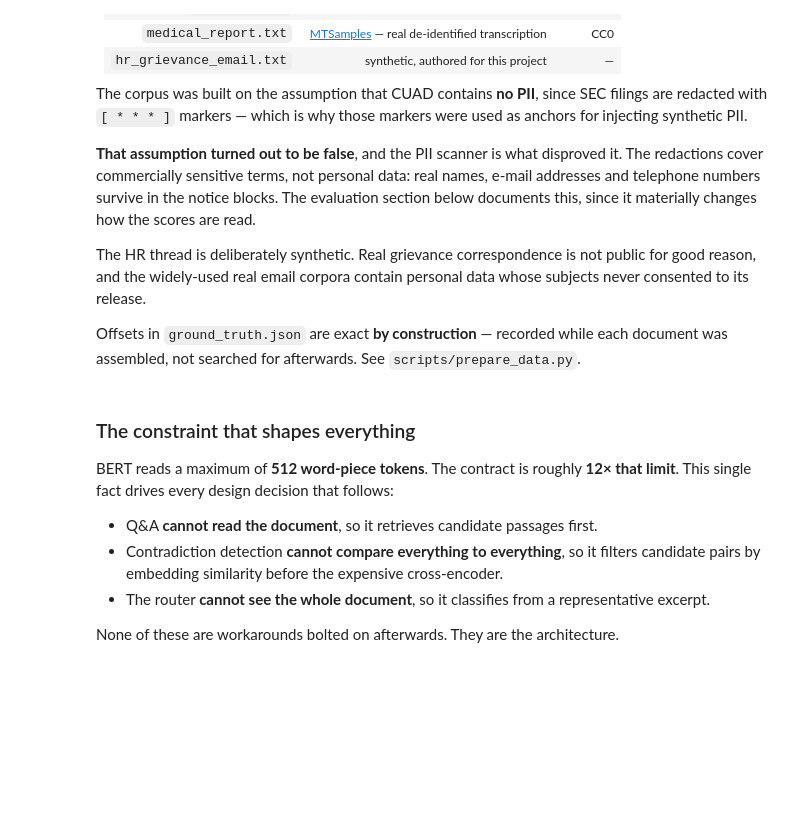
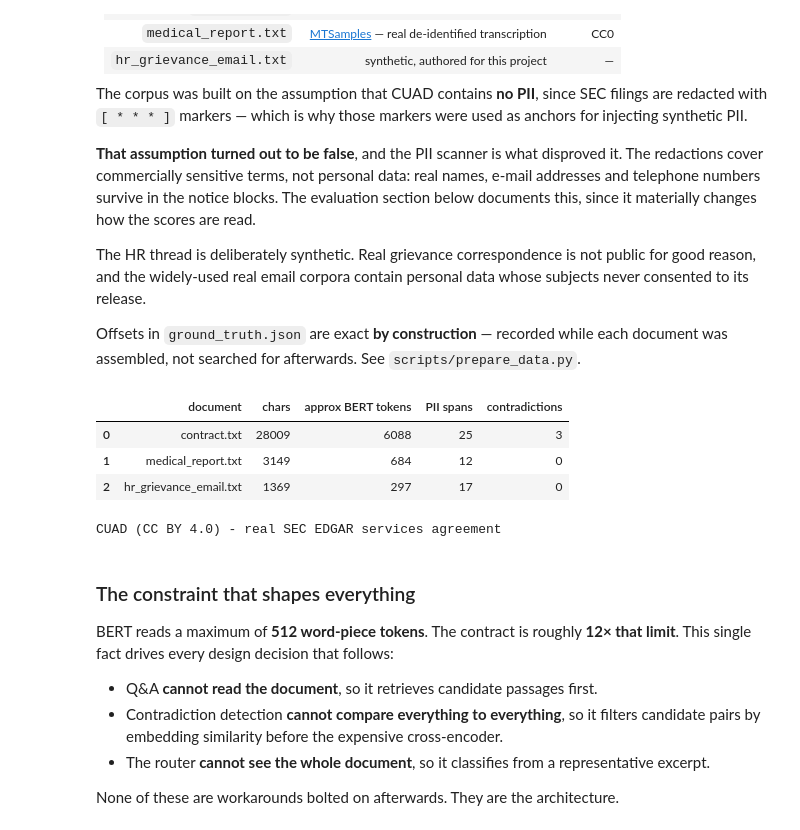
Before and after one commit to PreeyasTumulu/DocAuditor_BERT, a Jupyter notebook: DocAuditor.ipynb, the cells around one changed output. Drawn from its saved outputs; the diff is of its cells as text; code cells hidden in the pictures; blank space fills up the shorter version.

```diff
--- a/DocAuditor.ipynb
+++ b/DocAuditor.ipynb
@@ -185,3 +192,58 @@ print(GT["documents"]["contract.txt"]["source"])
+# %%
+def extract_text(path):
+    """Read TXT, PDF or DOCX into plain text.
+
+    The brief asks for "raw business documents", which arrive as PDF and DOCX
+    far more often than .txt. DOCX tables are flattened row by row, because
+    contract schedules and HR forms keep much of their sensitive detail inside
+    tables - a paragraph-only reader drops it silently.
+    """
+    path = Path(path)
+    suffix = path.suffix.lower()
+
+    if suffix == ".txt":
+        return path.read_text(encoding="utf-8", errors="replace")
+
+    if suffix == ".pdf":
+        import fitz  # PyMuPDF
+        with fitz.open(path) as doc:
+            return "\n".join(page.get_text() for page in doc)
+
+    if suffix == ".docx":
+        from docx import Document
+        doc = Document(str(path))
+        parts = [p.text.strip() for p in doc.paragraphs if p.text.strip()]
+        for n, table in enumerate(doc.tables, start=1):
+            for row in table.rows:
+                # python-docx repeats merged cells, so de-duplicate per row.
+                cells = list(dict.fromkeys(
+                    re.sub(r"\s+", " ", c.text).strip() for c in row.cells
+                    if c.text.strip()))
+                if cells:
+                    parts.append(f"[Table {n}] " + " | ".join(cells))
+        return "\n".join(parts)
+
+    raise ValueError(f"Unsupported file type '{suffix}'. Use TXT, PDF or DOCX.")
+
+DATA = Path("data/test_documents")
+DOCS = {p.stem: extract_text(p) for p in sorted(DATA.glob("*.txt"))}
+GT = json.loads((DATA / "ground_truth.json").read_text(encoding="utf-8"))
+
+rows = []
+for name, meta in GT["documents"].items():
+    rows.append({"document": name, "chars": meta["chars"],
+                 "approx BERT tokens": int(meta["chars"] / 4.6),
+                 "PII spans": len(meta["pii"]),
+                 "contradictions": len(meta["planted_contradictions"])})
+display(pd.DataFrame(rows))
+
+print(GT["documents"]["contract.txt"]["source"])
+# %% [output]
+|  | document | chars | approx BERT tokens | PII spans | contradictions |
+| 0 | contract.txt | 28009 | 6088 | 25 | 3 |
+| 1 | medical_report.txt | 3149 | 684 | 12 | 0 |
+| 2 | hr_grievance_email.txt | 1369 | 297 | 17 | 0 |
+CUAD (CC BY 4.0) - real SEC EDGAR services agreement
 # %% [markdown]
 ### The constraint that shapes everything
 
```
Also changed, not shown: parts of 19 cells of this notebook, 7 other files.
